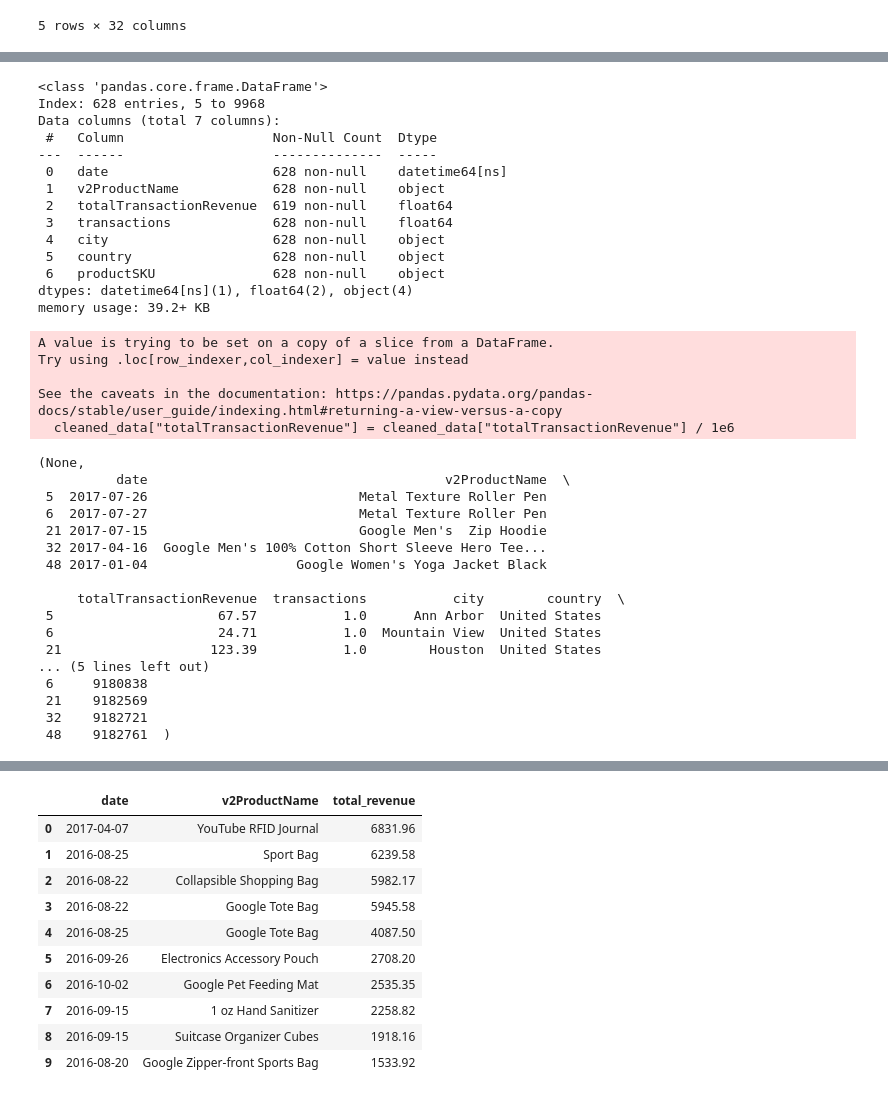
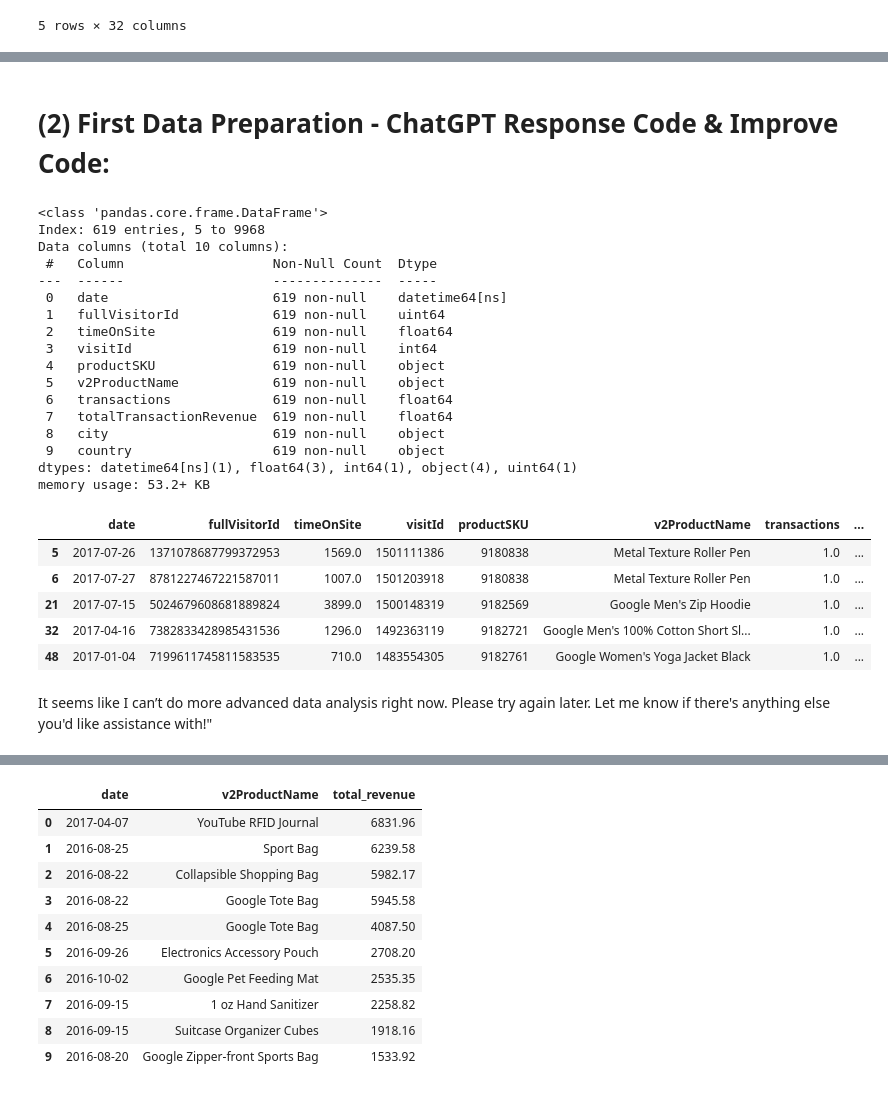
Before and after one commit to syauqikhosyi/ntx-syauqikhosyi-etl-sales-pipeline, a Jupyter notebook: Soal 1 - Data Transformation dan Analysis Case/Soal 1.ipynb, the cells around one changed output, grey strips where cells are left out. Cells and saved outputs as stored; diff of their text form; code cells hidden in the pictures.

Commit message:
Update about First Data Preparation on Soal 1
Update about First Data Preparation on Soal 1

```diff
--- a/Soal 1 - Data Transformation dan Analysis Case/Soal 1.ipynb
+++ b/Soal 1 - Data Transformation dan Analysis Case/Soal 1.ipynb
@@ -91,47 +299,55 @@ See the caveats in the documentation: https://pandas.pydata.org/pandas-docs/stab
+# %% [markdown]
+# (2) First Data Preparation - ChatGPT Response Code & Improve Code:
 # %%
+# The ChatGPT Response Code & Improve Code:
+# The ChatGPT Response Code
 # Hanya gunakan data yang relevan untuk analisis (non-null pada revenue atau transaksi)
+'''
 cleaned_data = filtered_data.dropna(subset=["totalTransactionRevenue", "transactions"], how="all")
+'''
+
 
 # Tambahkan kolom total revenue dalam satuan yang lebih mudah (dari mikro ke unit penuh)
+'''
 cleaned_data["totalTransactionRevenue"] = cleaned_data["totalTransactionRevenue"] / 1e6
+'''
 
-# Periksa data yang sudah dibersihkan
-cleaned_data.info(), cleaned_data.head()
+# Improve Code
+'''
+Assumption : There's a lot of null column values, so we just only select column values that available based on 'totalTransactionRevenue' and 'transactions' columns
+'''
+
+# Drop the rows that contains null column values and select column values that avalaibales based on 'totalTransactionRevenue' and 'transactions' columns
+# Use 'any' to check the first column that i select ('totalTransactionRevenue')
+cleaned_data = relevantDf.dropna(subset=["totalTransactionRevenue", "transactions"], how="any")
+
+# Check the data
+cleaned_data.info(); cleaned_data.head()
 # %% [output]
 <class 'pandas.core.frame.DataFrame'>
-Index: 628 entries, 5 to 9968
-Data columns (total 7 columns):
+Index: 619 entries, 5 to 9968
+Data columns (total 10 columns):
  #   Column                   Non-Null Count  Dtype
 ---  ------                   --------------  -----
- 0   date                     628 non-null    datetime64[ns]
- 1   v2ProductName            628 non-null    object
- 2   totalTransactionRevenue  619 non-null    float64
- 3   transactions             628 non-null    float64
- 4   city                     628 non-null    object
- 5   country                  628 non-null    object
- 6   productSKU               628 non-null    object
-dtypes: datetime64[ns](1), float64(2), object(4)
-memory usage: 39.2+ KB
+ 0   date                     619 non-null    datetime64[ns]
+ 1   fullVisitorId            619 non-null    uint64
+ 2   timeOnSite               619 non-null    float64
+ 3   visitId                  619 non-null    int64
+ 4   productSKU               619 non-null    object
+ 5   v2ProductName            619 non-null    object
+ 6   transactions             619 non-null    float64
+ 7   totalTransactionRevenue  619 non-null    float64
+ 8   city                     619 non-null    object
+ 9   country                  619 non-null    object
+dtypes: datetime64[ns](1), float64(3), int64(1), object(4), uint64(1)
+memory usage: 53.2+ KB
-A value is trying to be set on a copy of a slice from a DataFrame.
-Try using .loc[row_indexer,col_indexer] = value instead
-
-See the caveats in the documentation: https://pandas.pydata.org/pandas-docs/stable/user_guide/indexing.html#returning-a-view-versus-a-copy
-  cleaned_data["totalTransactionRevenue"] = cleaned_data["totalTransactionRevenue"] / 1e6
-(None,
-          date                                      v2ProductName  \
- 5  2017-07-26                           Metal Texture Roller Pen
- 6  2017-07-27                           Metal Texture Roller Pen
- 21 2017-07-15                           Google Men's  Zip Hoodie
- 32 2017-04-16  Google Men's 100% Cotton Short Sleeve Hero Tee...
- 48 2017-01-04                   Google Women's Yoga Jacket Black
-
-     totalTransactionRevenue  transactions           city        country  \
- 5                     67.57           1.0      Ann Arbor  United States
- 6                     24.71           1.0  Mountain View  United States
- 21                   123.39           1.0        Houston  United States
-... (5 lines left out)
- 6     9180838
- 21    9182569
- 32    9182721
- 48    9182761  )
+|  | date | fullVisitorId | timeOnSite | visitId | productSKU | v2ProductName | transactions | ... |
+| 5 | 2017-07-26 | 1371078687799372953 | 1569.0 | 1501111386 | 9180838 | Metal Texture Roller Pen | 1.0 | ... |
+| 6 | 2017-07-27 | 8781227467221587011 | 1007.0 | 1501203918 | 9180838 | Metal Texture Roller Pen | 1.0 | ... |
+| 21 | 2017-07-15 | 5024679608681889824 | 3899.0 | 1500148319 | 9182569 | Google Men's Zip Hoodie | 1.0 | ... |
+| 32 | 2017-04-16 | 7382833428985431536 | 1296.0 | 1492363119 | 9182721 | Google Men's 100% Cotton Short Sl... | 1.0 | ... |
+| 48 | 2017-01-04 | 7199611745811583535 | 710.0 | 1483554305 | 9182761 | Google Women's Yoga Jacket Black | 1.0 | ... |
+# %% [markdown]
+
+It seems like I can’t do more advanced data analysis right now. Please try again later. Let me know if there's anything else you'd like assistance with!"
 # %% [markdown]
```
Also changed, not shown: parts of 16 cells of this notebook.
